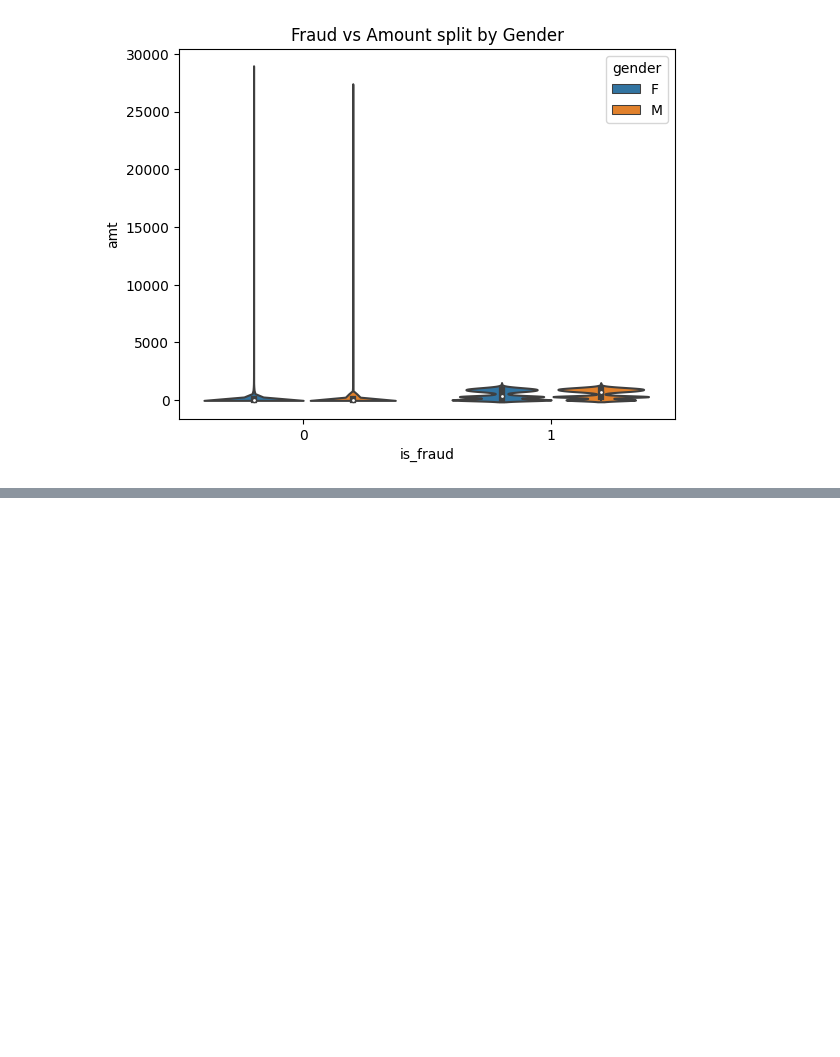
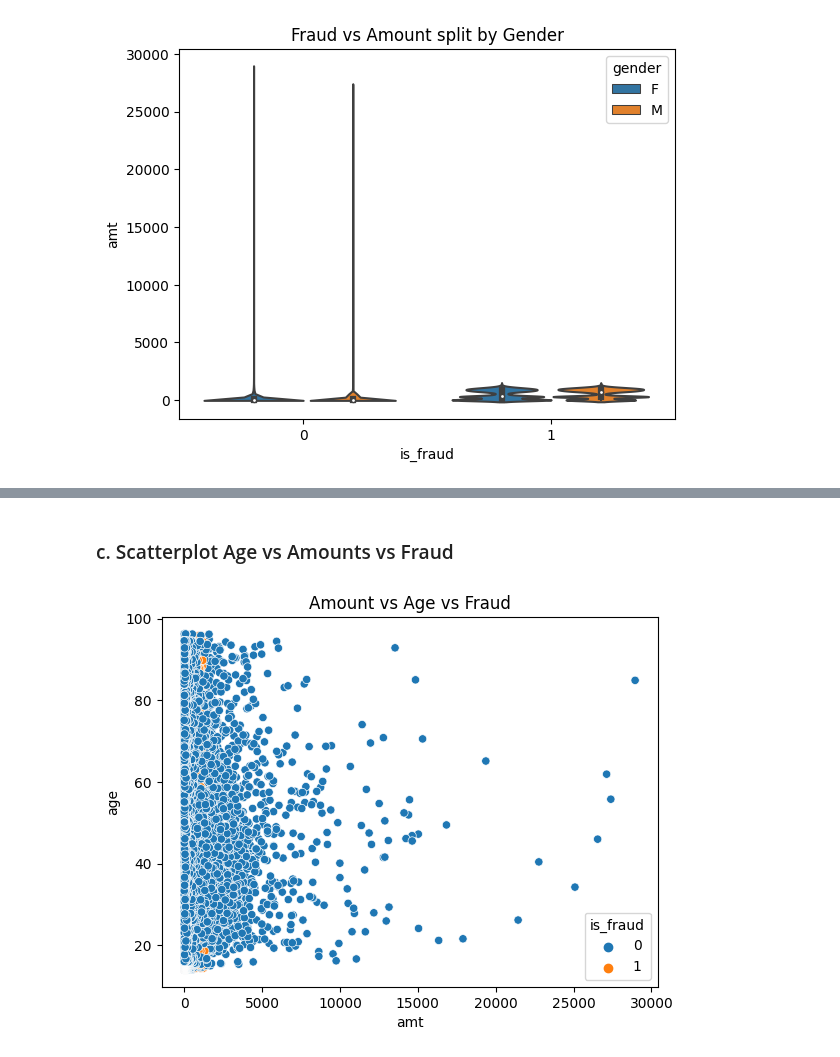
Before and after one commit to arthuralbarelli/ml-credit-card-fraud-detection, a Jupyter notebook: notebooks/credit_card_fraud_exploratory_analysis.ipynb, the cells around one changed output, grey strips where cells are left out. Drawn from its saved outputs; the diff is of its cells as text; code cells hidden in the pictures; blank space fills up the shorter version.

```diff
--- a/notebooks/credit_card_fraud_exploratory_analysis.ipynb
+++ b/notebooks/credit_card_fraud_exploratory_analysis.ipynb
@@ -278,0 +279,8 @@ plt.show()
+# %% [markdown]
+### c. Scatterplot Age vs Amounts vs Fraud
+# %%
+sns.scatterplot(data=fraud_data, x='amt', y='age', hue='is_fraud')
+plt.title('Amount vs Age vs Fraud')
+plt.show()
+# %% [output]
+[figure, added]
```
Also changed, not shown: parts of 4 cells of this notebook, 1 other file.
